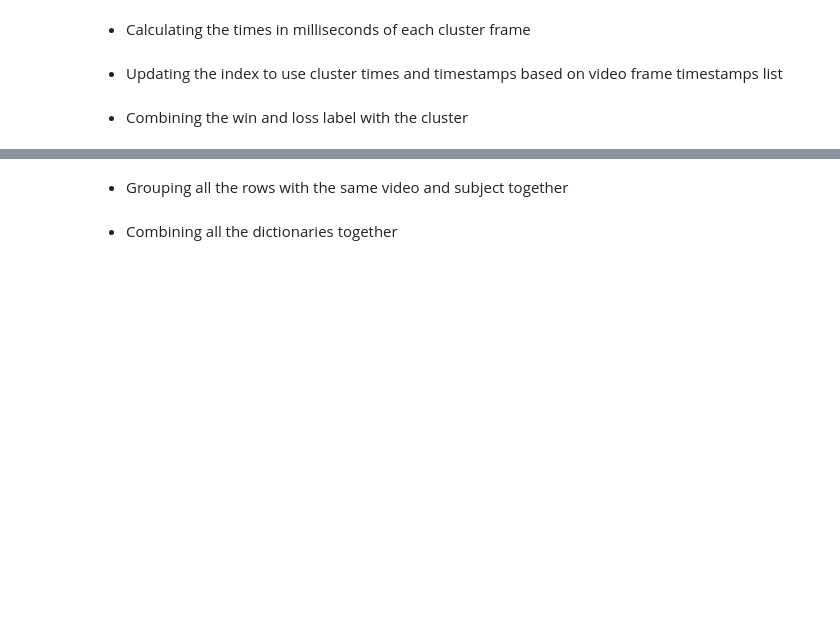
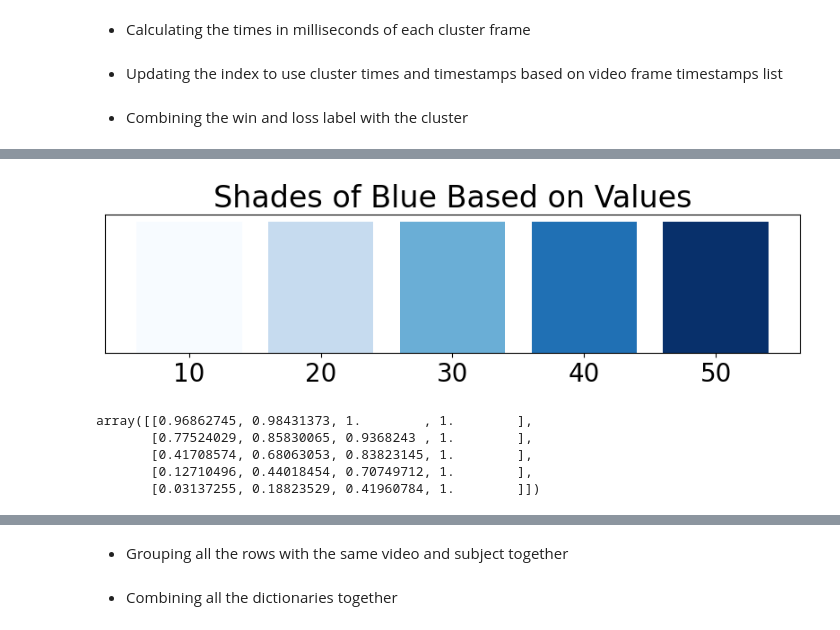
Before and after one commit to padillacoreanolab/reward_comp_ext, a Jupyter notebook: results/2024_06_16_spectral_preprocessing/12_rce2_cluster_parsing_alone_comp.ipynb, the cells around one changed output, grey strips where cells are left out. Cells and saved outputs as stored; diff of their text form; code cells hidden in the pictures; blank space fills up the shorter version.

```diff
--- a/results/2024_06_16_spectral_preprocessing/12_rce2_cluster_parsing_alone_comp.ipynb
+++ b/results/2024_06_16_spectral_preprocessing/12_rce2_cluster_parsing_alone_comp.ipynb
@@ -362,0 +743,35 @@ for col in cluster_mean_columns:
+# %%
+import numpy as np
+import matplotlib.pyplot as plt
+from matplotlib.colors import Normalize
+from matplotlib.cm import ScalarMappable
+
+# Sample data: a list of numbers
+numbers = [10, 20, 30, 40, 50]
+
+# Setting up the color map: using 'Blues' but you can change to 'Greens', 'Reds', etc.
+cmap = plt.cm.Blues
+
+# Normalizing the numbers to fit the color map scale
+norm = Normalize(vmin=min(numbers), vmax=max(numbers))
+scalar_map = ScalarMappable(norm=norm, cmap=cmap)
+
+# Getting colors from the color map
+colors = scalar_map.to_rgba(numbers)
+
+# Plotting
+plt.figure(figsize=(10, 2))
+plt.bar(range(len(numbers)), [1]*len(numbers), color=colors, tick_label=numbers)
+plt.title('Shades of Blue Based on Values')
+plt.gca().get_yaxis().set_visible(False)  # Hide the y axis
+plt.show()
+# %% [output]
+[figure, added]
+# %%
+colors
+# %% [output]
+array([[0.96862745, 0.98431373, 1.        , 1.        ],
+       [0.77524029, 0.85830065, 0.9368243 , 1.        ],
+       [0.41708574, 0.68063053, 0.83823145, 1.        ],
+       [0.12710496, 0.44018454, 0.70749712, 1.        ],
+       [0.03137255, 0.18823529, 0.41960784, 1.        ]])
```
Also changed, not shown: parts of 55 cells of this notebook.
